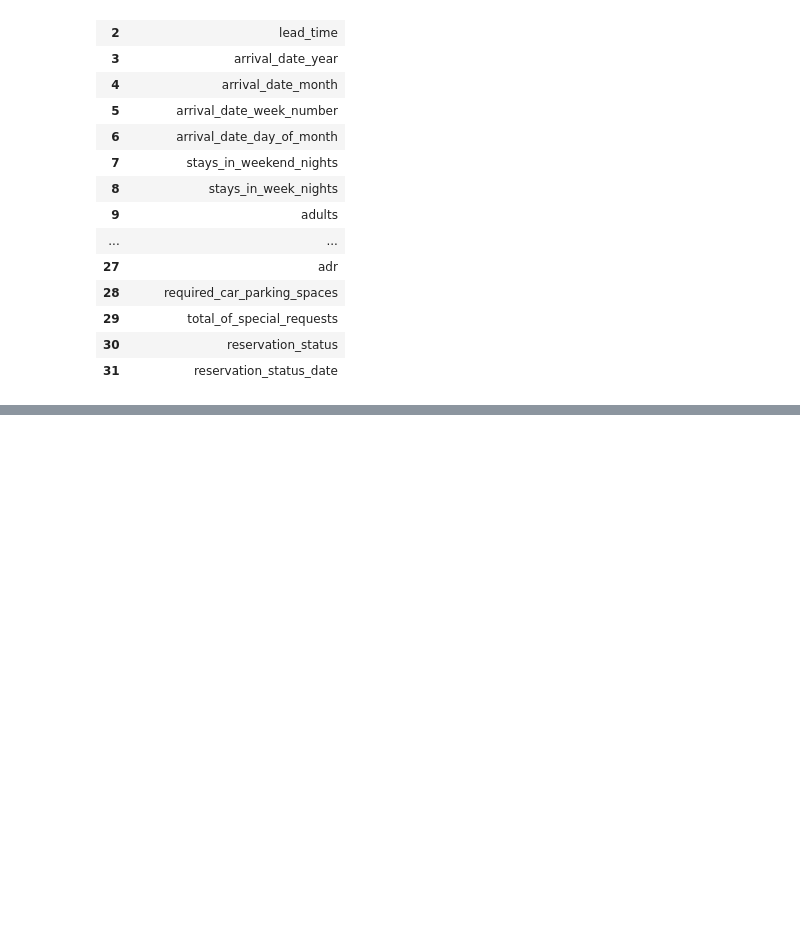
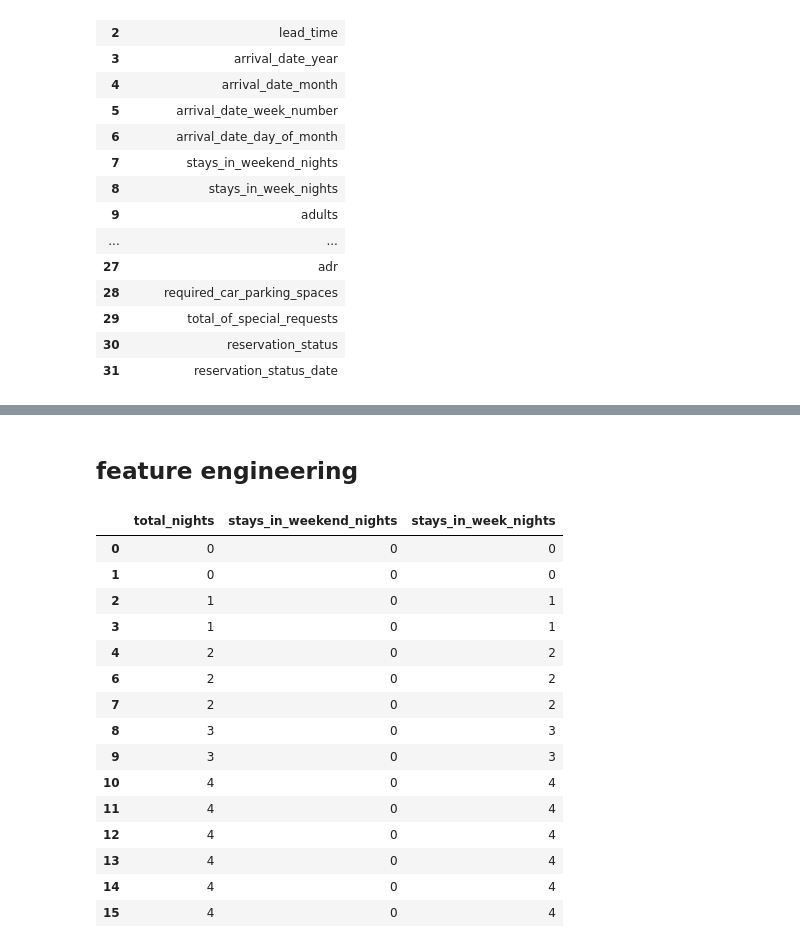
Before and after one commit to mhmmd-aziz/ML, a Jupyter notebook: week1/Pandas_Basic_EDA.ipynb, the cells around one changed output, grey strips where cells are left out. Cells and saved outputs as stored; diff of their text form; code cells hidden in the pictures; blank space fills up the shorter version.

```diff
--- a/week1/Pandas_Basic_EDA.ipynb
+++ b/week1/Pandas_Basic_EDA.ipynb
@@ -361,0 +414,3 @@ df_clumns
+# %% [markdown]
+
+## feature engineering
@@ -361,0 +419,19 @@ df_clumns
+# %%
+dataframenew[['total_nights', 'stays_in_weekend_nights', 'stays_in_week_nights']].head(15)
+# %% [output]
+|  | total_nights | stays_in_weekend_nights | stays_in_week_nights |
+| 0 | 0 | 0 | 0 |
+| 1 | 0 | 0 | 0 |
+| 2 | 1 | 0 | 1 |
+| 3 | 1 | 0 | 1 |
+| 4 | 2 | 0 | 2 |
+| 6 | 2 | 0 | 2 |
+| 7 | 2 | 0 | 2 |
+| 8 | 3 | 0 | 3 |
+| 9 | 3 | 0 | 3 |
+| 10 | 4 | 0 | 4 |
+| 11 | 4 | 0 | 4 |
+| 12 | 4 | 0 | 4 |
+| 13 | 4 | 0 | 4 |
+| 14 | 4 | 0 | 4 |
+| 15 | 4 | 0 | 4 |
```
Also changed, not shown: parts of 39 cells of this notebook.
